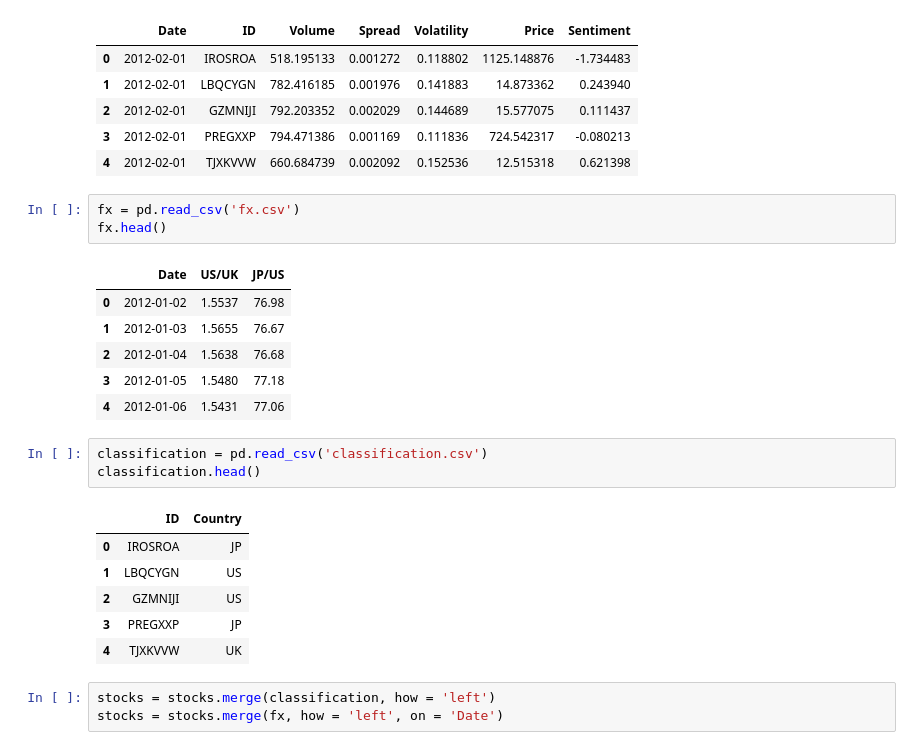
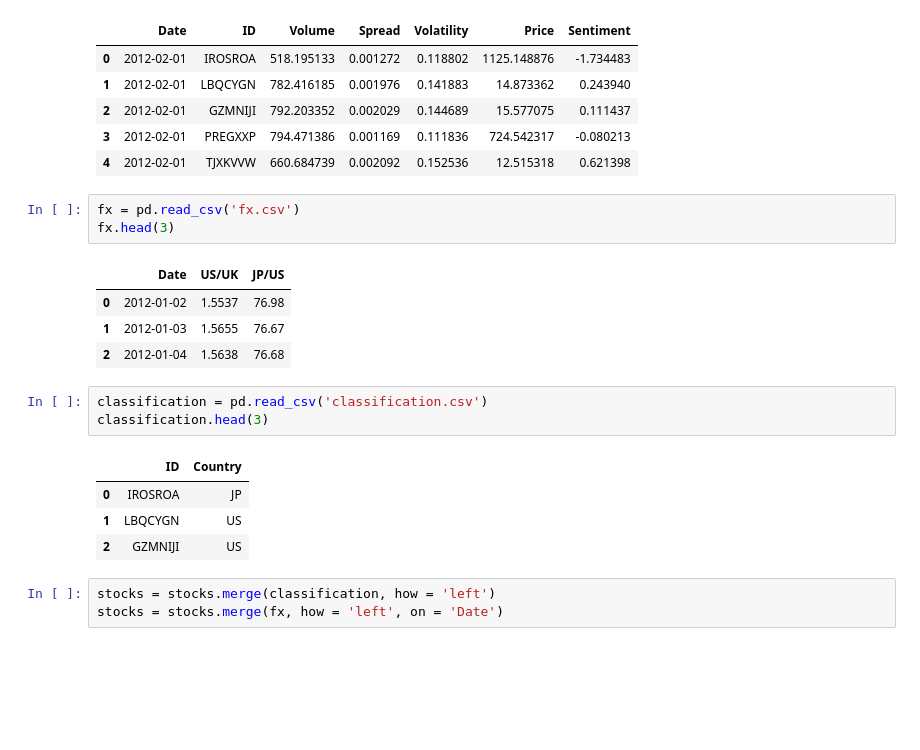
Before and after one commit to natymeng/LSTM, a Jupyter notebook: LSTM explore.ipynb, the cells around one changed output. Cells and saved outputs as stored; diff of their text form; blank space fills up the shorter version.

```diff
--- a/LSTM explore.ipynb
+++ b/LSTM explore.ipynb
@@ -31,24 +31,20 @@ stocks.head()
 | 4 | 2012-02-01 | TJXKVVW | 660.684739 | 0.002092 | 0.152536 | 12.515318 | 0.621398 |
 # %%
 fx = pd.read_csv('fx.csv')
-fx.head()
+fx.head(3)
 # %% [output]
 |  | Date | US/UK | JP/US |
 | 0 | 2012-01-02 | 1.5537 | 76.98 |
 | 1 | 2012-01-03 | 1.5655 | 76.67 |
 | 2 | 2012-01-04 | 1.5638 | 76.68 |
-| 3 | 2012-01-05 | 1.5480 | 77.18 |
-| 4 | 2012-01-06 | 1.5431 | 77.06 |
 # %%
 classification = pd.read_csv('classification.csv')
-classification.head()
+classification.head(3)
 # %% [output]
 |  | ID | Country |
 | 0 | IROSROA | JP |
 | 1 | LBQCYGN | US |
 | 2 | GZMNIJI | US |
-| 3 | PREGXXP | JP |
-| 4 | TJXKVVW | UK |
 # %%
 stocks = stocks.merge(classification, how = 'left')
 stocks = stocks.merge(fx, how = 'left', on = 'Date')
```
Also changed, not shown: parts of 104 cells of this notebook, 1 other file.
